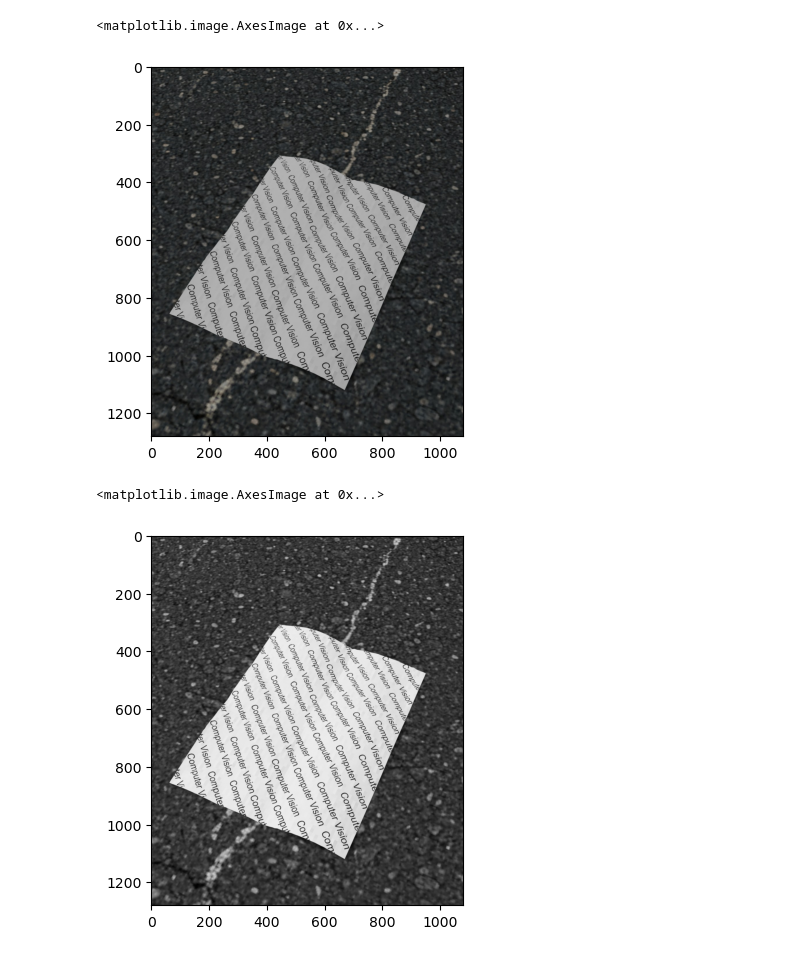
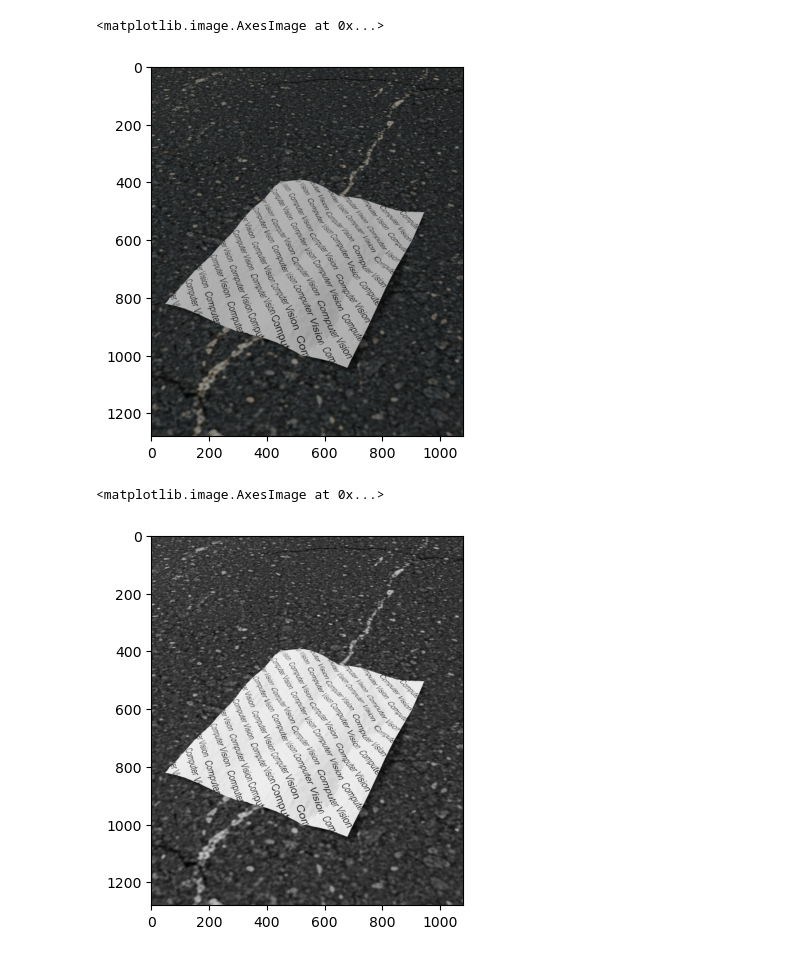
Before and after one commit to behrensm03/automated-document-aligner, a Jupyter notebook: test7.ipynb, the cells around one changed output. Cells and saved outputs as stored; diff of their text form; code cells hidden in the pictures.

```diff
--- a/test7.ipynb
+++ b/test7.ipynb
@@ -3,18 +3,18 @@ import cv2
 import numpy as np
 import matplotlib.pyplot as plt
 # %%
-image = cv2.imread("synthetic_data/input (70).jpg")
+image = cv2.imread("synthetic_data/input (1).jpg")
 # show color image
 plt.imshow(cv2.cvtColor(image, cv2.COLOR_BGR2RGB))
 # %% [output]
 <matplotlib.image.AxesImage at 0x...>
-[figure, old version]
+[figure, new version]
 # %%
 imGray = cv2.cvtColor(image, cv2.COLOR_BGR2GRAY)
 plt.imshow(imGray, cmap='gray')
 # %% [output]
 <matplotlib.image.AxesImage at 0x...>
-[figure, old version]
+[figure, new version]
 # %%
 img_scale = 0.25
 small = cv2.resize(imGray, None, fx=img_scale, fy=img_scale)
```
Also changed, not shown: parts of 10 cells of this notebook, 2 other files.
